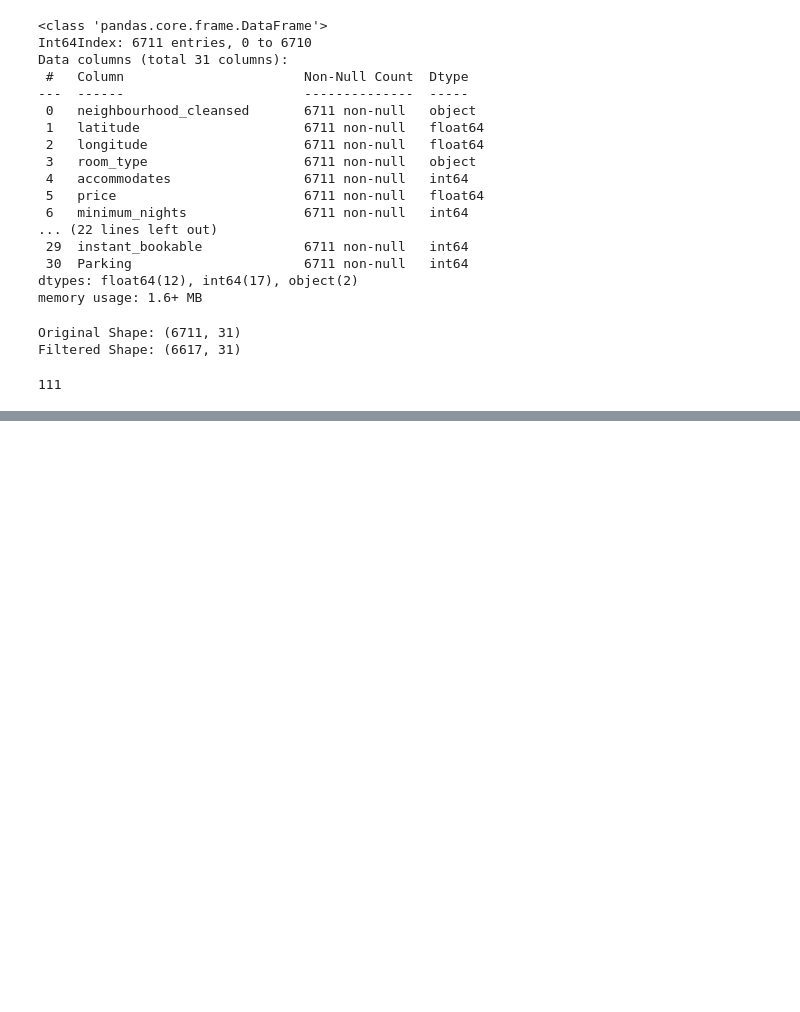
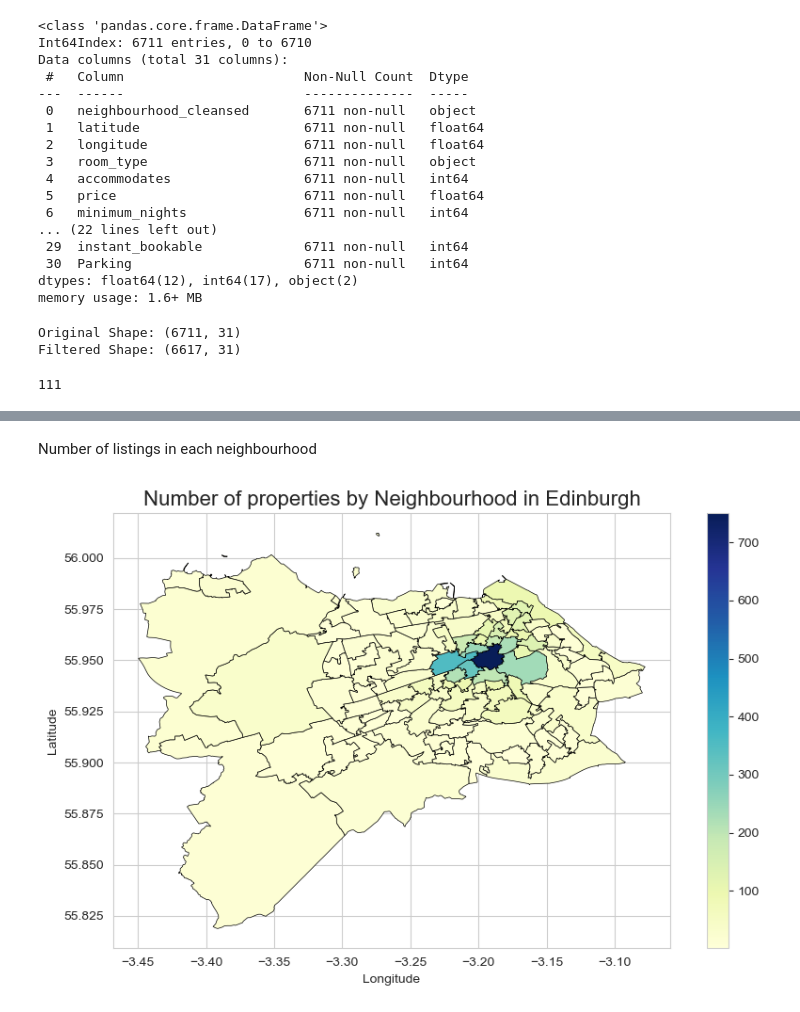
Before and after one commit to Arnesh997/FDS-Airbnb, a Jupyter notebook: main_2 arnesh_nbd1.ipynb, the cells around one changed output, grey strips where cells are left out. Drawn from its saved outputs; the diff is of its cells as text; code cells hidden in the pictures; blank space fills up the shorter version.

```diff
--- a/main_2 arnesh_nbd1.ipynb
+++ b/main_2 arnesh_nbd1.ipynb
@@ -254,0 +231,16 @@ Text(88.71623148883445, 0.5, 'Latitude')
+# %% [markdown]
+Number of listings in each neighbourhood
+# %%
+# Plot the average prices for each neighbourhood
+fig, ax = plt.subplots(1,figsize=(10, 6))
+
+# Using the YlGnBu colormap
+merged_neighbourhoods.plot(column='property_count', ax=ax, legend=True, cmap='YlGnBu', edgecolor='black', linewidth=0.5, aspect=1.5)
+
+ax.set_title('Number of properties by Neighbourhood in Edinburgh', fontdict={'fontsize': 16})
+ax.set_xlabel('Longitude')
+ax.set_ylabel('Latitude')
+
+plt.show()
+# %% [output]
+[figure, added]
```
Also changed, not shown: parts of 13 cells of this notebook.
